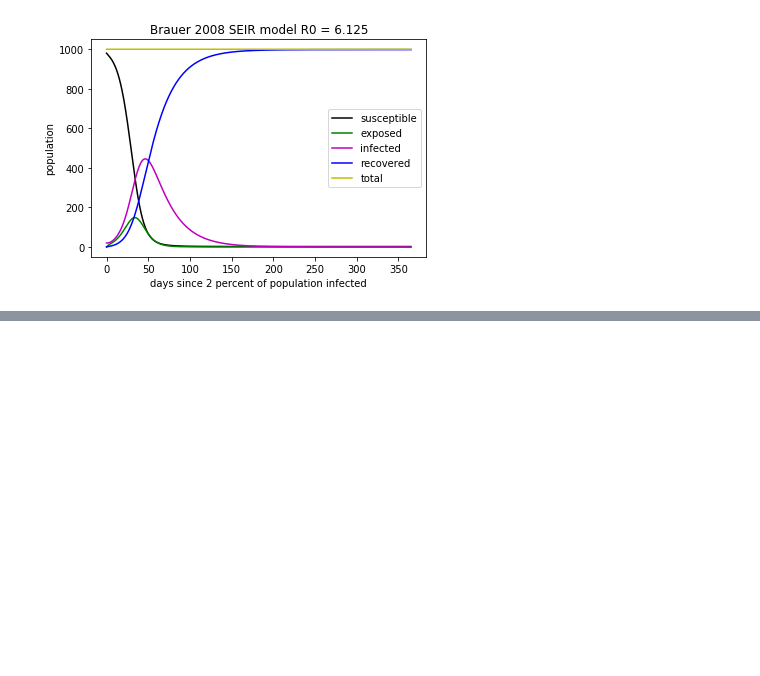
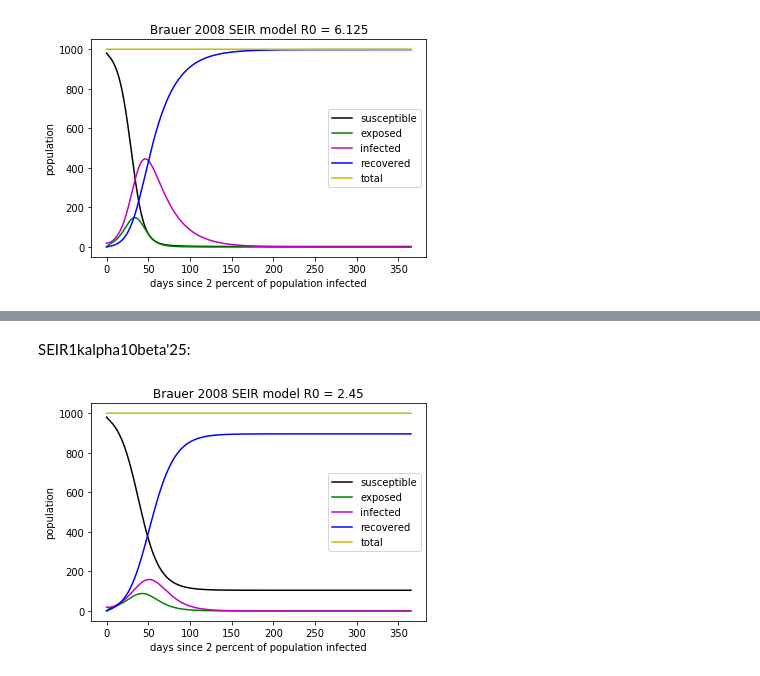
Before and after one commit to jsimpson2020/CODESIR, a Jupyter notebook: Brauer 2008 SEIR model.ipynb, the cells around one changed output, grey strips where cells are left out. Saved outputs shown, nothing was run; the diff lists cells and outputs as text; code cells hidden in the pictures; blank space fills up the shorter version.

```diff
--- a/Brauer 2008 SEIR model.ipynb
+++ b/Brauer 2008 SEIR model.ipynb
@@ -118,0 +121,6 @@ BrauerSEIR(1000, 0.07, 0.25)
+# %% [markdown]
+SEIR1kalpha10beta'25:
+# %%
+BrauerSEIR(1000, 0.10, 0.25, "SEIR1kalpha10beta'25.csv", "SEIR1kalpha10beta'25.png")
+# %% [output]
+[figure, added]
```
Also changed, not shown: parts of 41 cells of this notebook, 42 other files.
